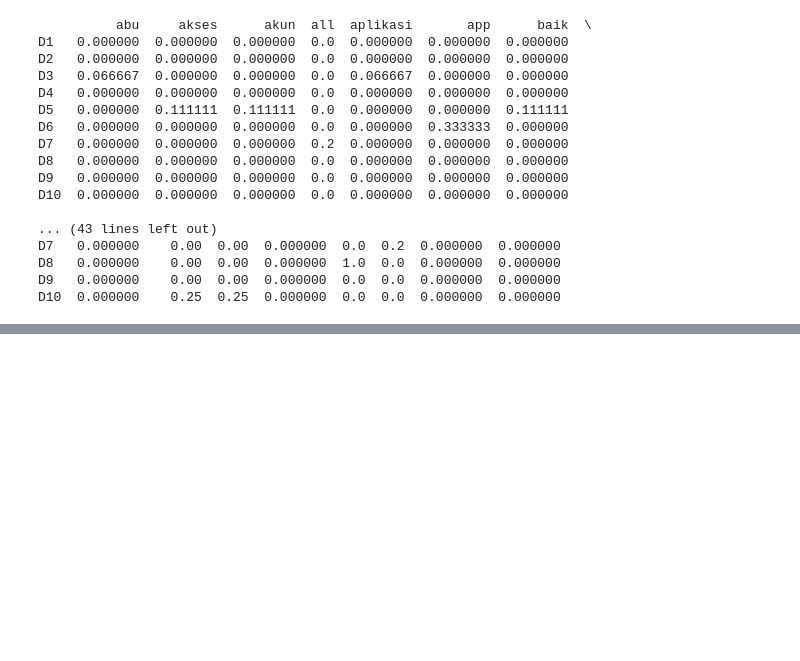
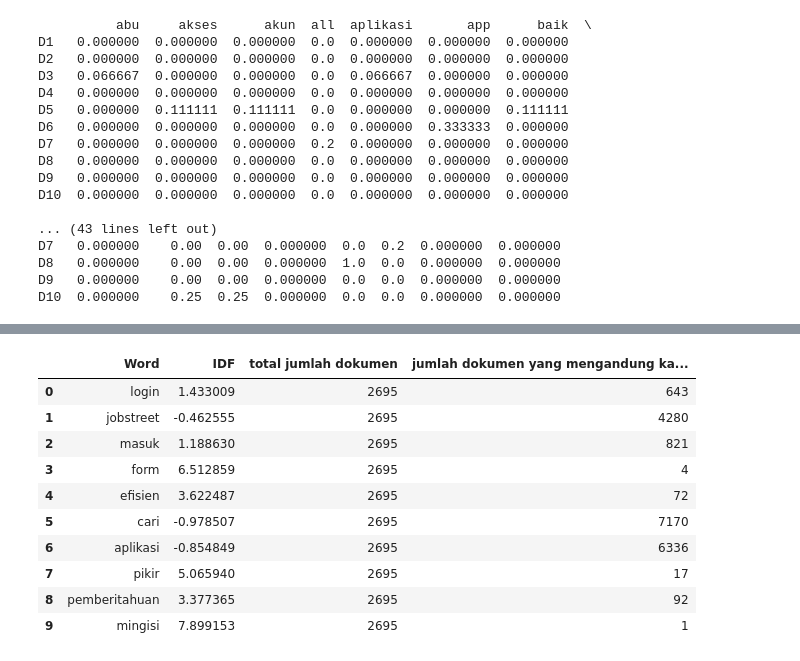
Before and after one commit to wroeiut1iauiouteaoiutoiauat874323/project-four, a Jupyter notebook: skripsikuuu 3.ipynb, the cells around one changed output, grey strips where cells are left out. Cells and saved outputs as stored; diff of their text form; code cells hidden in the pictures; blank space fills up the shorter version.

```diff
--- a/skripsikuuu 3.ipynb
+++ b/skripsikuuu 3.ipynb
@@ -136,0 +139,8 @@ D10  0.000000    0.25  0.25  0.000000  0.0  0.0  0.000000  0.000000
+# %%
+import pandas as pd
+
+data_clean = pd.read_csv('sample_data/the_data_hasillabeling.csv')
+data_clean = pd.DataFrame(data_clean)
+
+A = data_clean['text_tokens_stemmed']
+B = data_clean['Label']
@@ -136,0 +153,11 @@ D10  0.000000    0.25  0.25  0.000000  0.0  0.0  0.000000  0.000000
+# %%
+from sklearn.feature_extraction.text import TfidfVectorizer
+
+# Handle missing values by filling them with an empty string
+
+A = A.fillna('')
+
+tfid_vectorizer = TfidfVectorizer()
+
+A_fit_tfid = tfid_vectorizer.fit_transform(A)
+A_tfid = tfid_vectorizer.transform(A)
@@ -136,0 +316,53 @@ D10  0.000000    0.25  0.25  0.000000  0.0  0.0  0.000000  0.000000
+# %%
+import pandas as pd
+import numpy as np
+from collections import Counter
+
+# Mengambil 5 kalimat pertama dan 5 kalimat terakhir
+first_five = A.head(5)
+last_five = A.tail(5)
+
+# Menggabungkan kedua bagian tersebut
+combined = pd.concat([first_five, last_five])
+
+# Pastikan kita mengambil teksnya dari kolom yang benar
+combined_texts2 = A.squeeze().astype(str)  # Pastikan teks berbentuk string
+combined_texts = combined.squeeze().astype(str)  # Pastikan teks berbentuk string
+
+# Jumlah total dokumen
+N = 2695
+
+# Menghitung jumlah dokumen yang mengandung setiap kata
+word_doc_count = Counter()
+for doc in combined_texts2:
+    words = set(doc.split())  # Ambil kata unik per dokumen
+    for word in words:
+        word_doc_count[word] += 1  # Hitung df(t), jumlah dokumen yang mengandung kata t
+        # word_doc_count[word] += 1  # Hitung df(t), jumlah dokumen yang mengandung kata t
+
+# Menghitung IDF
+idf = []
+for word, df_t in word_doc_count.items():
+    idf_value = np.log(N / df_t)  # IDF formula
+    idf.append({'Word': word, 'IDF': idf_value, 'total jumlah dokumen': N, 'jumlah dokumen yang mengandung kata t': df_t})
+
+# Membuat DataFrame dari data IDF
+df_idf = pd.DataFrame(idf)
+
+# Menyimpan DataFrame ke CSV
+df_idf.to_csv('sample_data/idf_data.csv', index=False)
+
+# Menampilkan DataFrame
+df_idf.head(10)
+# %% [output]
+|  | Word | IDF | total jumlah dokumen | jumlah dokumen yang mengandung ka... |
+| 0 | login | 1.433009 | 2695 | 643 |
+| 1 | jobstreet | -0.462555 | 2695 | 4280 |
+| 2 | masuk | 1.188630 | 2695 | 821 |
+| 3 | form | 6.512859 | 2695 | 4 |
+| 4 | efisien | 3.622487 | 2695 | 72 |
+| 5 | cari | -0.978507 | 2695 | 7170 |
+| 6 | aplikasi | -0.854849 | 2695 | 6336 |
+| 7 | pikir | 5.065940 | 2695 | 17 |
+| 8 | pemberitahuan | 3.377365 | 2695 | 92 |
+| 9 | mingisi | 7.899153 | 2695 | 1 |
```
Also changed, not shown: parts of 25 cells of this notebook, 19 other files.
